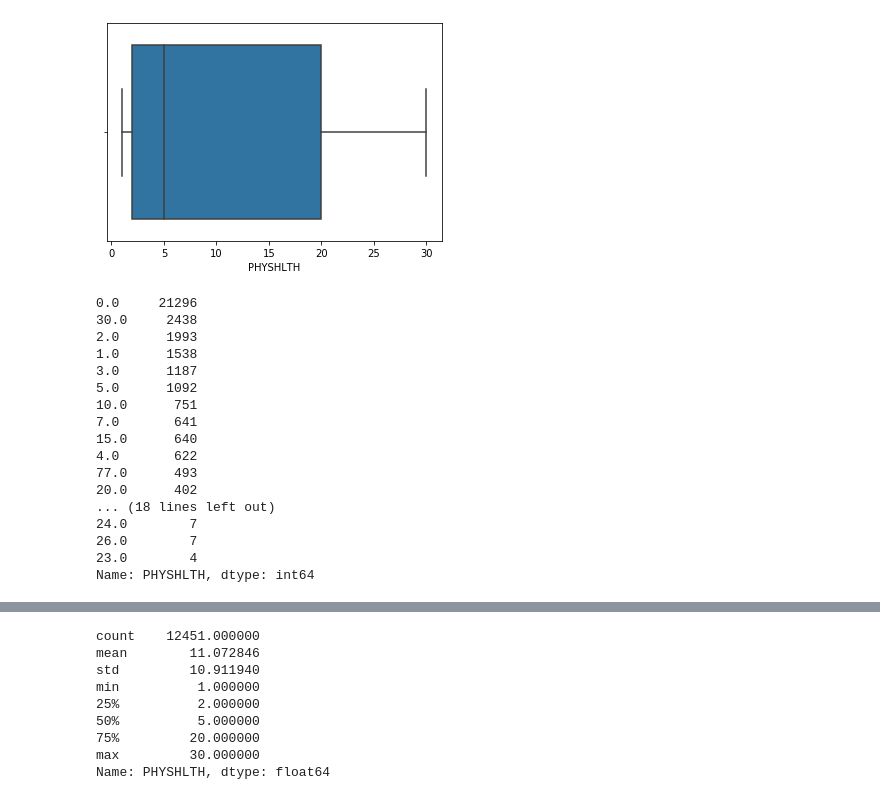
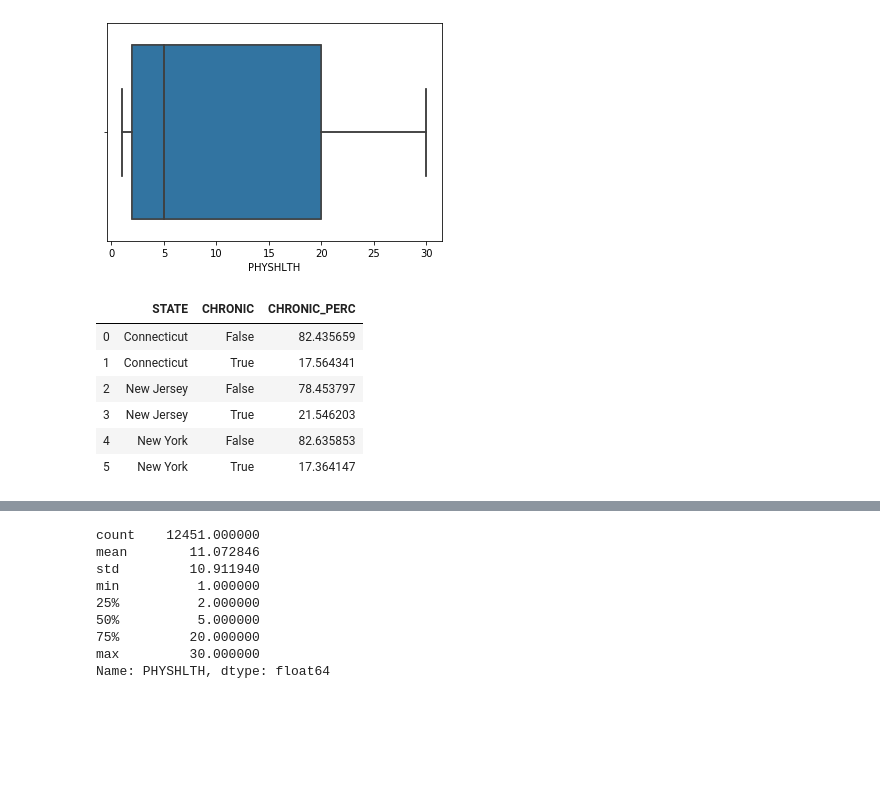
Before and after one commit to coreyryanhanson/nyc-mhtn-ds-010620-lectures, a Jupyter notebook: week_2/case_study/case.ipynb, the cells around one changed output, grey strips where cells are left out. Cells and saved outputs as stored; diff of their text form; code cells hidden in the pictures; blank space fills up the shorter version.

```diff
--- a/week_2/case_study/case.ipynb
+++ b/week_2/case_study/case.ipynb
@@ -112,23 +119,3 @@ sns.boxplot(pys_megadropped_df["PHYSHLTH"])
 # %% [output]
 <matplotlib.axes._subplots.AxesSubplot at 0x...>
 [figure]
-# %%
-df["PHYSHLTH"].value_counts(dropna=False)
-# %% [output]
-0.0     21296
-30.0     2438
-2.0      1993
-1.0      1538
-3.0      1187
-5.0      1092
-10.0      751
-7.0       641
-15.0      640
-4.0       622
-77.0      493
-20.0      402
-... (18 lines left out)
-24.0        7
-26.0        7
-23.0        4
-Name: PHYSHLTH, dtype: int64
@@ -134,0 +125,20 @@ Name: PHYSHLTH, dtype: int64
+# %%
+chronically_grouped_full = pys_drop_replaced_df.groupby(["STATE"])["CHRONIC"]\
+                                        .value_counts(normalize=True)\
+                                        .rename("CHRONIC_PERC")\
+                                        .mul(100)\
+                                        .reset_index()
+chronically_grouped = pys_megadrop_replaced_df.groupby(["STATE"])["CHRONIC"]\
+                                        .value_counts(normalize=True)\
+                                        .rename("CHRONIC_PERC")\
+                                        .mul(100)\
+                                        .reset_index()
+chronically_grouped
+# %% [output]
+|  | STATE | CHRONIC | CHRONIC_PERC |
+| 0 | Connecticut | False | 82.435659 |
+| 1 | Connecticut | True | 17.564341 |
+| 2 | New Jersey | False | 78.453797 |
+| 3 | New Jersey | True | 21.546203 |
+| 4 | New York | False | 82.635853 |
+| 5 | New York | True | 17.364147 |
```
Also changed, not shown: parts of 5 cells of this notebook.
